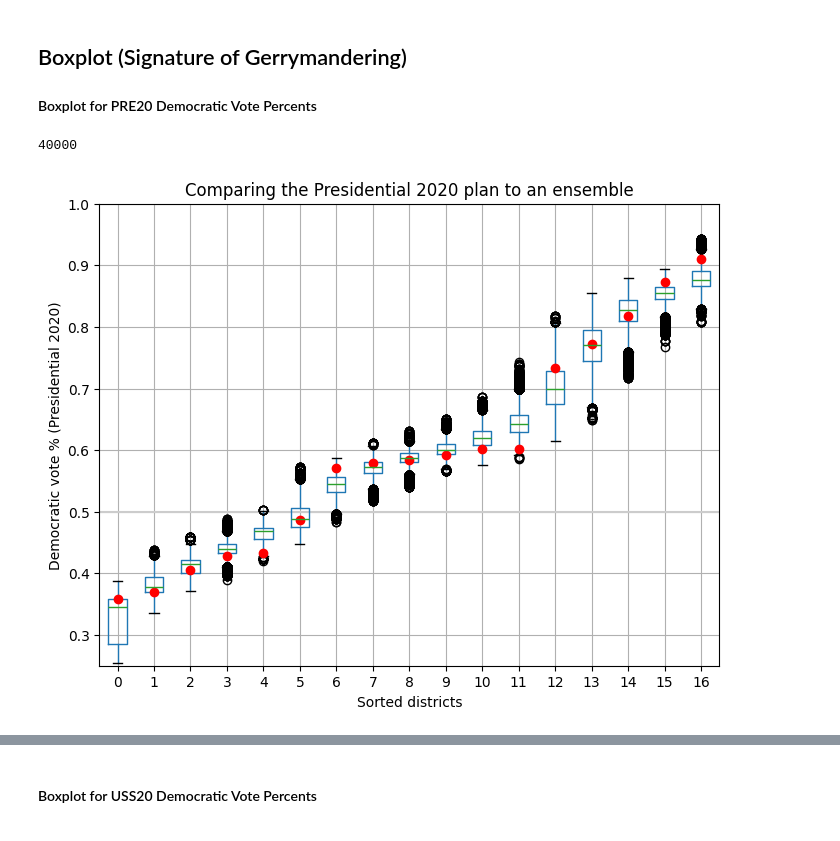
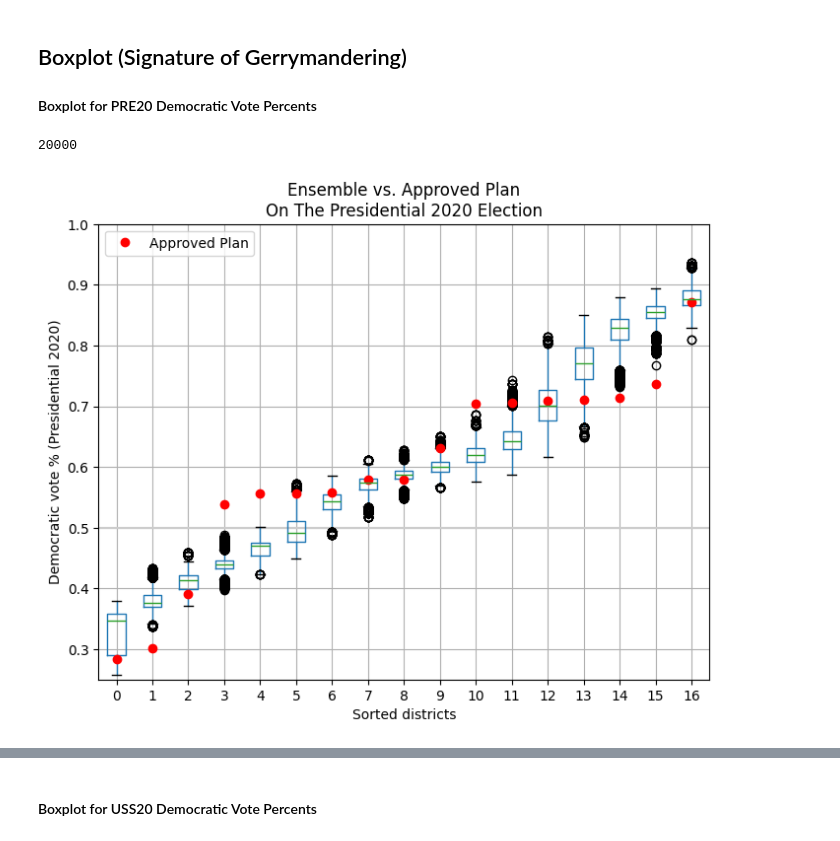
Before and after one commit to tclvanessa/Gerrymandering-Analysis-on-Illinois, a Jupyter notebook: illanois/B_8_IL_plot.ipynb, the cells around one changed output, grey strips where cells are left out. Saved outputs shown, nothing was run; the diff lists cells and outputs as text; code cells hidden in the pictures.

```diff
--- a/illanois/B_8_IL_plot.ipynb
+++ b/illanois/B_8_IL_plot.ipynb
@@ -187,32 +263,35 @@ plt.show()
 #### Boxplot for PRE20 Democratic Vote Percents
 # %%
 # Extract PRE20 Democratic Percents list
-dem_percents_pre20_ensemble = checkpoint_dict["list_of_dem_percents_pre20"]
+dem_percents_pre20_ensemble = ensemble_with_20_000["list_of_dem_percents_pre20"]
 print(len(dem_percents_pre20_ensemble))
 # %% [output]
-40000
+20000
+# %%
+dem_percents_pre20_approved_plan = approved_plan_stats["list_of_dem_percents_pre20"]
 # %%
 # Convert list into a Pandas DataFrame so that we can use Pandas boxplot method
 dem_percents_pre20_df = pd.DataFrame(dem_percents_pre20_ensemble)
 # %%
 fig, ax = plt.subplots(figsize=(8, 6))
 
 # Draw 50% line
 ax.axhline(0.5, color="#cccccc")
 
 # Draw boxplot
 dem_percents_pre20_df.boxplot(ax=ax, positions=range(len(dem_percents_pre20_df.columns)))
 
 # Draw initial plan's Democratic vote %s (.iloc[0] gives the first row, which corresponds to the initial plan)
-plt.plot(dem_percents_pre20_df.iloc[0], "ro")
+plt.plot(dem_percents_pre20_approved_plan[0], "ro", label="Approved Plan")
 
 # Annotate
-ax.set_title("Comparing the Presidential 2020 plan to an ensemble")
+ax.set_title("Ensemble vs. Approved Plan\nOn The Presidential 2020 Election")
 ax.set_ylabel("Democratic vote % (Presidential 2020)")
 ax.set_xlabel("Sorted districts")
 ax.set_ylim(0.25, 1)
 ax.set_yticks([0.3, 0.4, 0.5, 0.6, 0.7, 0.8, 0.9, 1])
+plt.legend(loc="upper left")
 plt.savefig('images/ILbox_plotPres2020.svg')
 plt.show()
 # %% [output]
-[figure, old version]
+[figure, new version]
```
Also changed, not shown: parts of 24 cells of this notebook, 1 other file.
